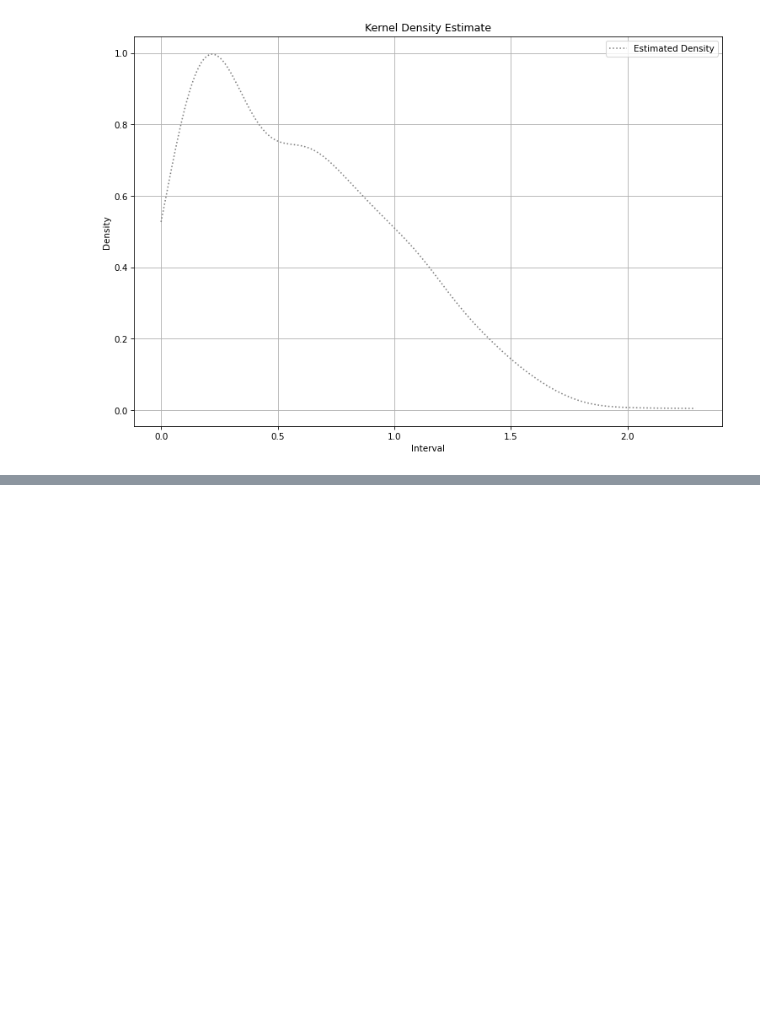
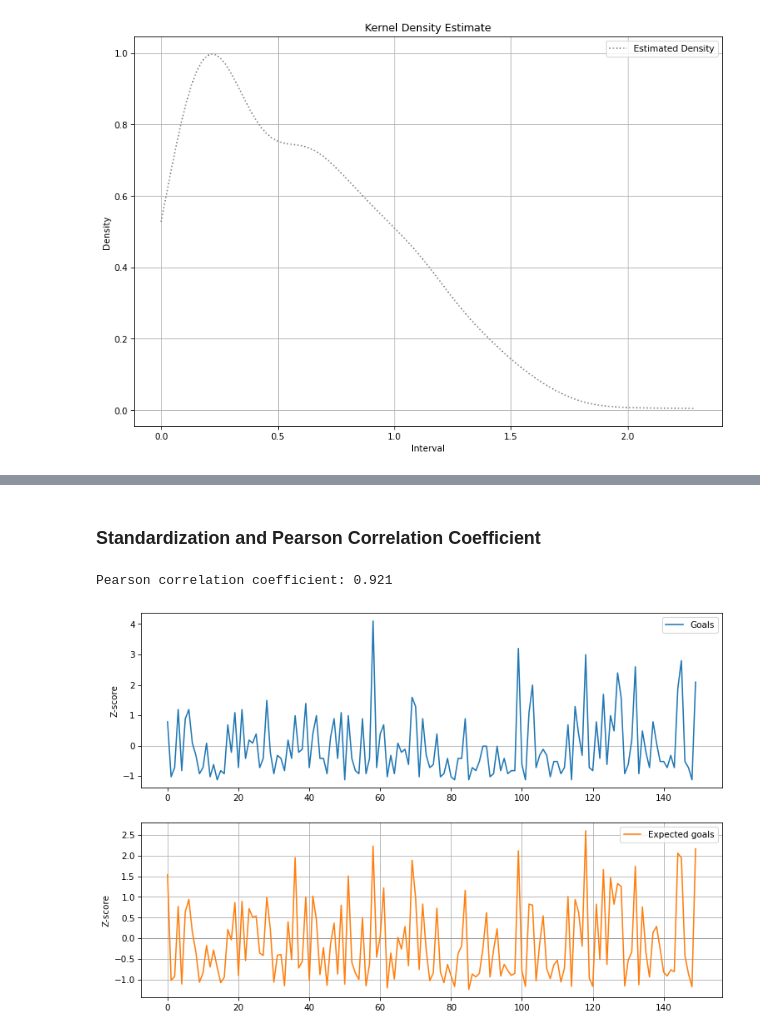
Before and after one commit to thedanicode24/moneypuck-data, a Jupyter notebook: skaters/goals.ipynb, the cells around one changed output, grey strips where cells are left out. Saved outputs shown, nothing was run; the diff lists cells and outputs as text; code cells hidden in the pictures; blank space fills up the shorter version.

```diff
--- a/skaters/goals.ipynb
+++ b/skaters/goals.ipynb
@@ -239,0 +267,10 @@ pdf_utils.plot_kde(df_goals, feature)
+# %% [markdown]
+### Standardization and Pearson Correlation Coefficient
+# %%
+correlations_utils.plot_zscore_and_corr(df_goals[feature1], df_goals[feature2],
+                                        end_sample=150,
+                                        label1="Goals",
+                                        label2="Expected goals")
+# %% [output]
+Pearson correlation coefficient: 0.921
+[figure, added]
```
Also changed, not shown: parts of 32 cells of this notebook, 1 other file.
